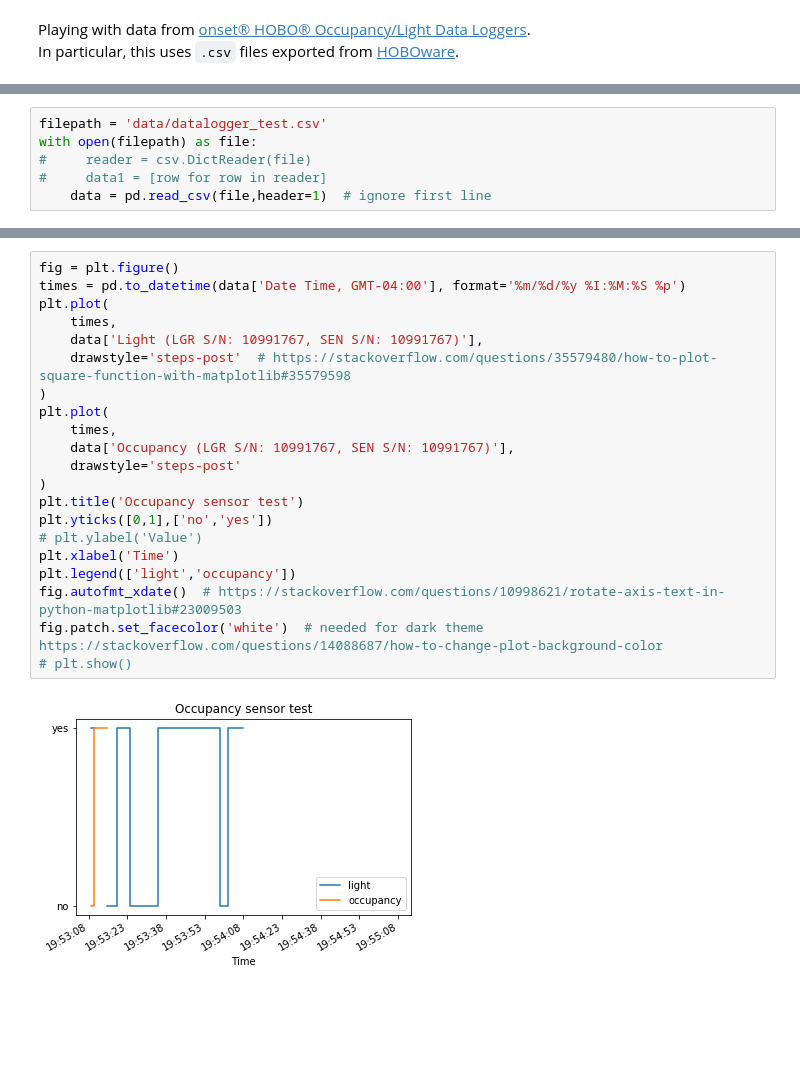
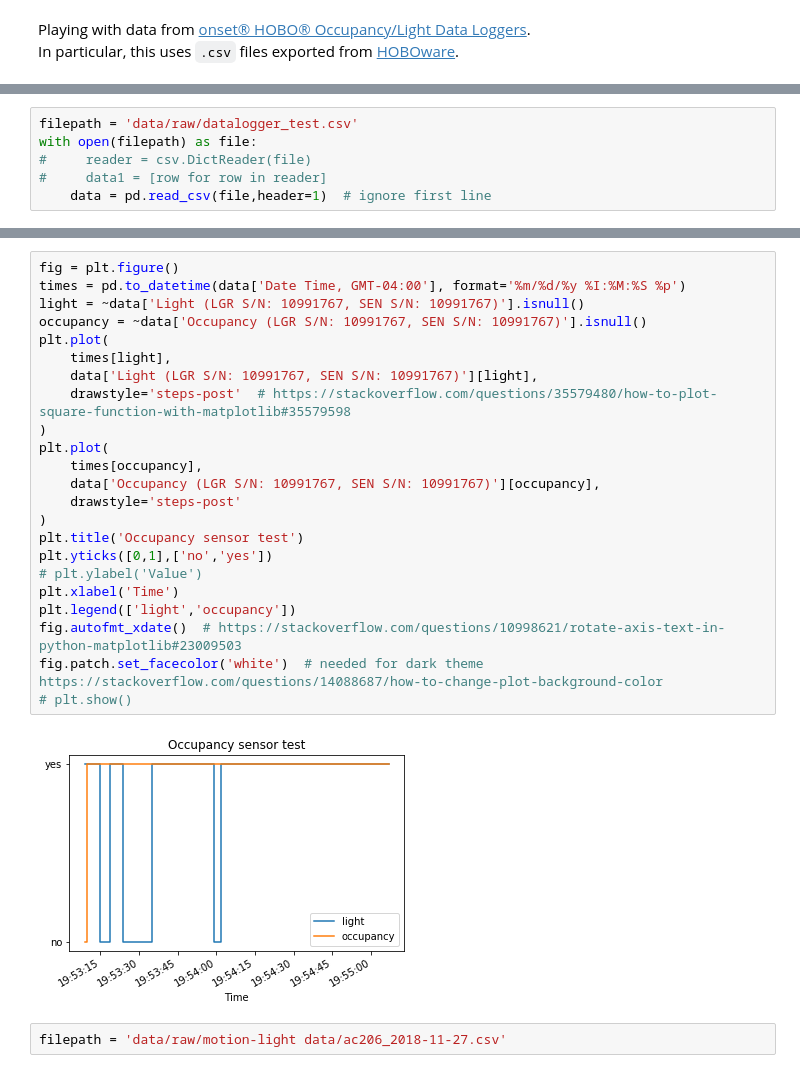
Before and after one commit to newsch/acreboot, a Jupyter notebook: hobo_sample.ipynb, the cells around one changed output, grey strips where cells are left out. Drawn from its saved outputs; the diff is of its cells as text; blank space fills up the shorter version.

```diff
--- a/hobo_sample.ipynb
+++ b/hobo_sample.ipynb
@@ -8,5 +9,5 @@ import pandas as pd
 # %%
-filepath = 'data/datalogger_test.csv'
+filepath = 'data/raw/datalogger_test.csv'
 with open(filepath) as file:
 #     reader = csv.DictReader(file)
 #     data1 = [row for row in reader]
@@ -34,23 +24,27 @@ data
 # %%
 fig = plt.figure()
 times = pd.to_datetime(data['Date Time, GMT-04:00'], format='%m/%d/%y %I:%M:%S %p')
+light = ~data['Light (LGR S/N: 10991767, SEN S/N: 10991767)'].isnull()
+occupancy = ~data['Occupancy (LGR S/N: 10991767, SEN S/N: 10991767)'].isnull()
 plt.plot(
-    times,
-    data['Light (LGR S/N: 10991767, SEN S/N: 10991767)'],
+    times[light],
+    data['Light (LGR S/N: 10991767, SEN S/N: 10991767)'][light],
     drawstyle='steps-post'  # https://stackoverflow.com/questions/35579480/how-to-plot-square-function-with-matplotlib#35579598
 )
 plt.plot(
-    times,
-    data['Occupancy (LGR S/N: 10991767, SEN S/N: 10991767)'],
+    times[occupancy],
+    data['Occupancy (LGR S/N: 10991767, SEN S/N: 10991767)'][occupancy],
     drawstyle='steps-post'
 )
 plt.title('Occupancy sensor test')
 plt.yticks([0,1],['no','yes'])
 # plt.ylabel('Value')
 plt.xlabel('Time')
 plt.legend(['light','occupancy'])
 fig.autofmt_xdate()  # https://stackoverflow.com/questions/10998621/rotate-axis-text-in-python-matplotlib#23009503
 fig.patch.set_facecolor('white')  # needed for dark theme https://stackoverflow.com/questions/14088687/how-to-change-plot-background-color
 # plt.show()
 # %% [output]
-[figure, old version]
+[figure, new version]
+# %%
+filepath = 'data/raw/motion-light data/ac206_2018-11-27.csv'
```
Also changed, not shown: parts of 20 cells of this notebook.
